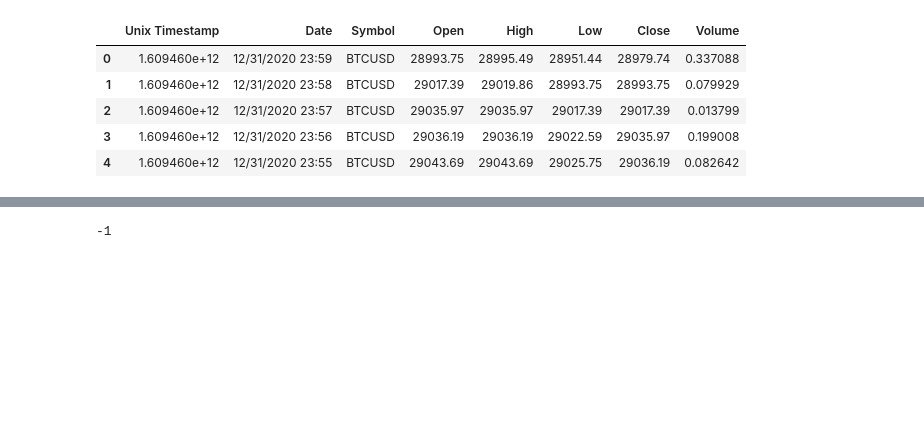
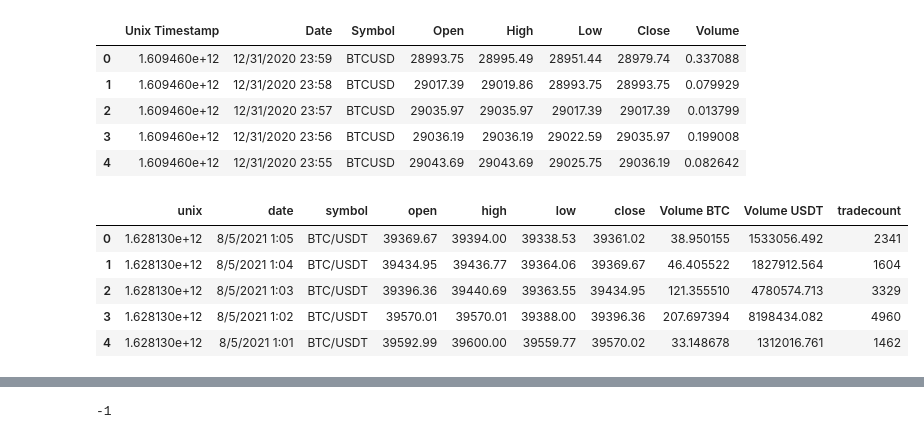
Before and after one commit to ayushimishra28/Cross-Corelation, a Jupyter notebook: Cross Correlation.ipynb, the cells around one changed output, grey strips where cells are left out. Cells and saved outputs as stored; diff of their text form; code cells hidden in the pictures; blank space fills up the shorter version.

```diff
--- a/Cross Correlation.ipynb
+++ b/Cross Correlation.ipynb
@@ -26,3 +27,12 @@ gemini.head()
 | 2 | 1.609460e+12 | 12/31/2020 23:57 | BTCUSD | 29035.97 | 29035.97 | 29017.39 | 29017.39 | 0.013799 |
 | 3 | 1.609460e+12 | 12/31/2020 23:56 | BTCUSD | 29036.19 | 29036.19 | 29022.59 | 29035.97 | 0.199008 |
 | 4 | 1.609460e+12 | 12/31/2020 23:55 | BTCUSD | 29043.69 | 29043.69 | 29025.75 | 29036.19 | 0.082642 |
+# %%
+binance.head()
+# %% [output]
+|  | unix | date | symbol | open | high | low | close | Volume BTC | Volume USDT | tradecount |
+| 0 | 1.628130e+12 | 8/5/2021 1:05 | BTC/USDT | 39369.67 | 39394.00 | 39338.53 | 39361.02 | 38.950155 | 1533056.492 | 2341 |
+| 1 | 1.628130e+12 | 8/5/2021 1:04 | BTC/USDT | 39434.95 | 39436.77 | 39364.06 | 39369.67 | 46.405522 | 1827912.564 | 1604 |
+| 2 | 1.628130e+12 | 8/5/2021 1:03 | BTC/USDT | 39396.36 | 39440.69 | 39363.55 | 39434.95 | 121.355510 | 4780574.713 | 3329 |
+| 3 | 1.628130e+12 | 8/5/2021 1:02 | BTC/USDT | 39570.01 | 39570.01 | 39388.00 | 39396.36 | 207.697394 | 8198434.082 | 4960 |
+| 4 | 1.628130e+12 | 8/5/2021 1:01 | BTC/USDT | 39592.99 | 39600.00 | 39559.77 | 39570.02 | 33.148678 | 1312016.761 | 1462 |
```
Also changed, not shown: parts of 12 cells of this notebook.
